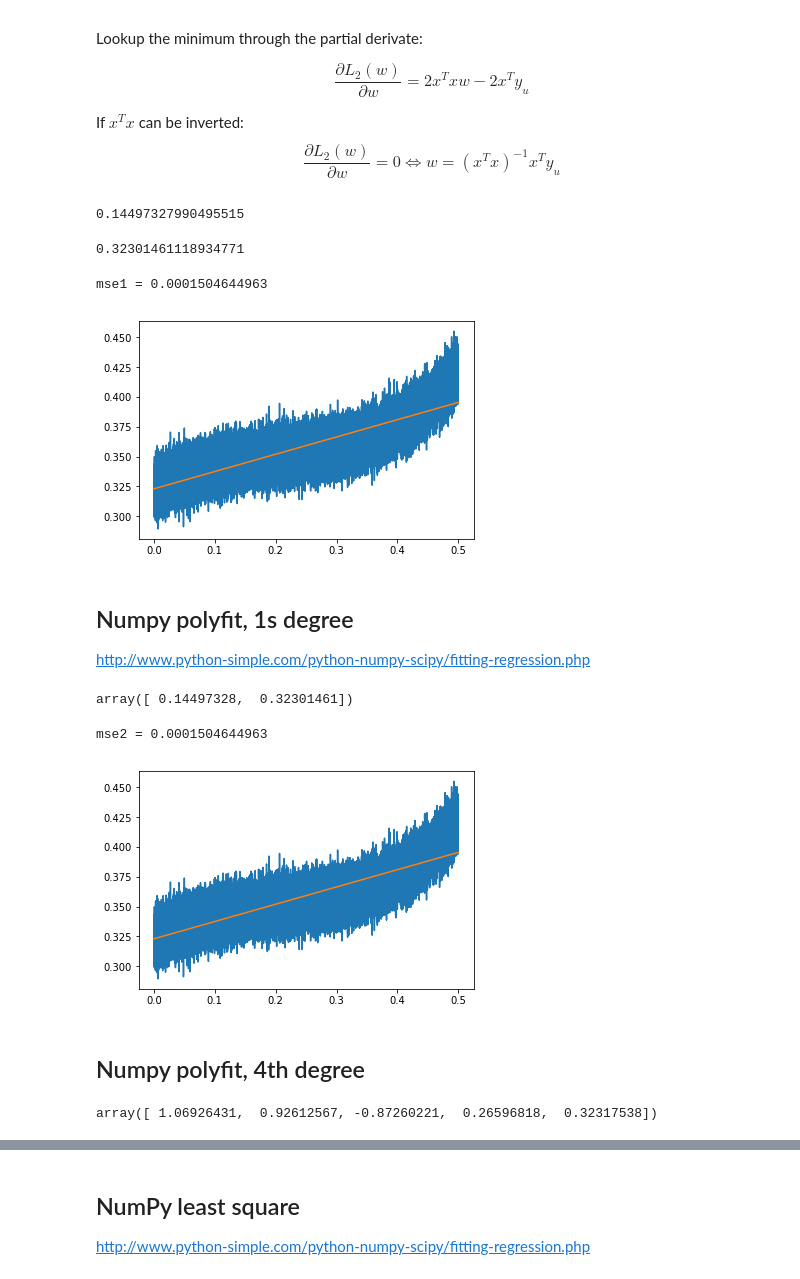
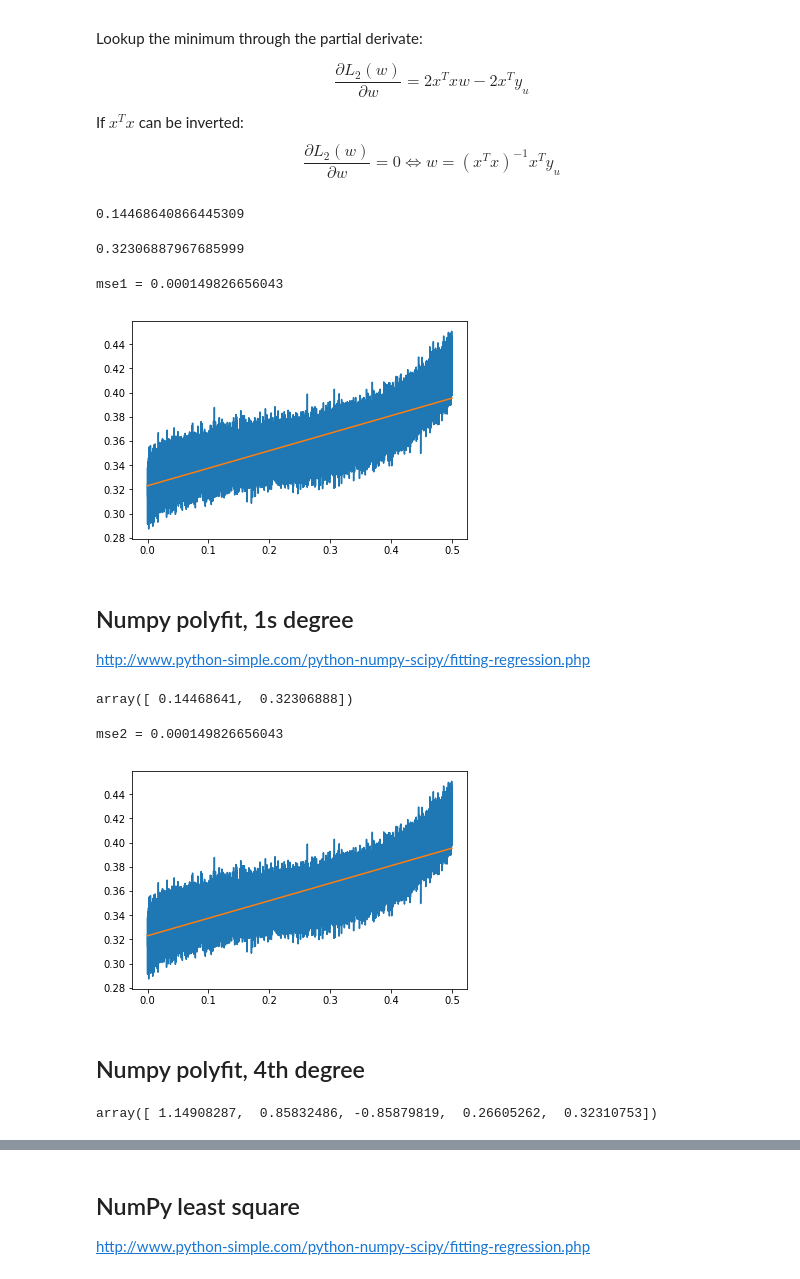
Before and after one commit to tonio73/data-science, a Jupyter notebook: linear/LinearRegressionUnivariate.ipynb, the cells around one changed output, grey strips where cells are left out. Saved outputs shown, nothing was run; the diff lists cells and outputs as text; code cells hidden in the pictures.

```diff
--- a/linear/LinearRegressionUnivariate.ipynb
+++ b/linear/LinearRegressionUnivariate.ipynb
@@ -31,6 +32,8 @@ def generateBatch(N, stochastic = False):
     return (x, y, yClean)
 # %%
 N = 100000
-x, y, yClean = generateBatch(N)
-plt.plot(x, y, x, yClean);
+xTrain, yTrain, yClean = generateBatch(N)
+plt.plot(xTrain, yTrain, xTrain, yClean);
+plt.title('Training data')
+xTest, yTest, yTestClean = generateBatch(N)
 # %% [output]
@@ -40,8 +48,8 @@ plt.plot(x, y, x, yClean);
 # %% [markdown]
 Remove biases
 # %%
-xUnB = x - np.mean(x)
-yUnB = y - np.mean(y)
+xUnB = xTrain - np.mean(xTrain)
+yUnB = yTrain - np.mean(yTrain)
 # %% [markdown]
 ## Maison
 
@@ -84,27 +92,27 @@ xTxInv = 1/np.matmul(xUnB.T,xUnB)
 w = xTxInv * np.matmul(xUnB.T, yUnB)
 w
 # %% [output]
-0.14497327990495515
+0.14468640866445309
 # %%
-bEst = np.mean(y - w * x)
+bEst = np.mean(yTrain - w * xTrain)
 bEst
 # %% [output]
-0.32301461118934771
+0.32306887967685999
 # %%
-yEst1 = w*x + bEst
+yEst1 = w*xTest + bEst
 # %%
-plt.plot(x, y, x, yEst1);
-mse1 = np.dot(y-yEst1, y-yEst1) / N
+plt.plot(xTest, yTest, xTest, yEst1);
+mse1 = np.dot(yTest-yEst1, yTest-yEst1) / N
 print('mse1 =', mse1);
 # %% [output]
-mse1 = 0.0001504644963
+mse1 = 0.000149826656043
-[figure, old version]
+[figure, new version]
 # %% [markdown]
 ## Numpy polyfit, 1s degree
 http://www.python-simple.com/python-numpy-scipy/fitting-regression.php
 # %%
-fit2 = np.polyfit(x, y, 1)
+fit2 = np.polyfit(xTrain, yTrain, 1)
 fit2
 # %% [output]
-array([ 0.14497328,  0.32301461])
+array([ 0.14468641,  0.32306888])
 # %%
@@ -112,15 +120,15 @@ yEst2 = fit2[0] * x + fit2[1]
 # %%
-plt.plot(x, y, x, yEst2);
-mse2 = metrics.mean_squared_error(y, yEst2)
+plt.plot(xTest, yTest, xTest, yEst2);
+mse2 = metrics.mean_squared_error(yTest, yEst2)
 print('mse2 =', mse2);
 # %% [output]
-mse2 = 0.0001504644963
+mse2 = 0.000149826656043
-[figure, old version]
+[figure, new version]
 # %% [markdown]
 ## Numpy polyfit, 4th degree
 # %%
-fit3 = np.polyfit(x, y, 4)
+fit3 = np.polyfit(xTrain, yTrain, 4)
 fit3
 # %% [output]
-array([ 1.06926431,  0.92612567, -0.87260221,  0.26596818,  0.32317538])
+array([ 1.14908287,  0.85832486, -0.85879819,  0.26605262,  0.32310753])
 # %%
```
Also changed, not shown: parts of 21 cells of this notebook.
